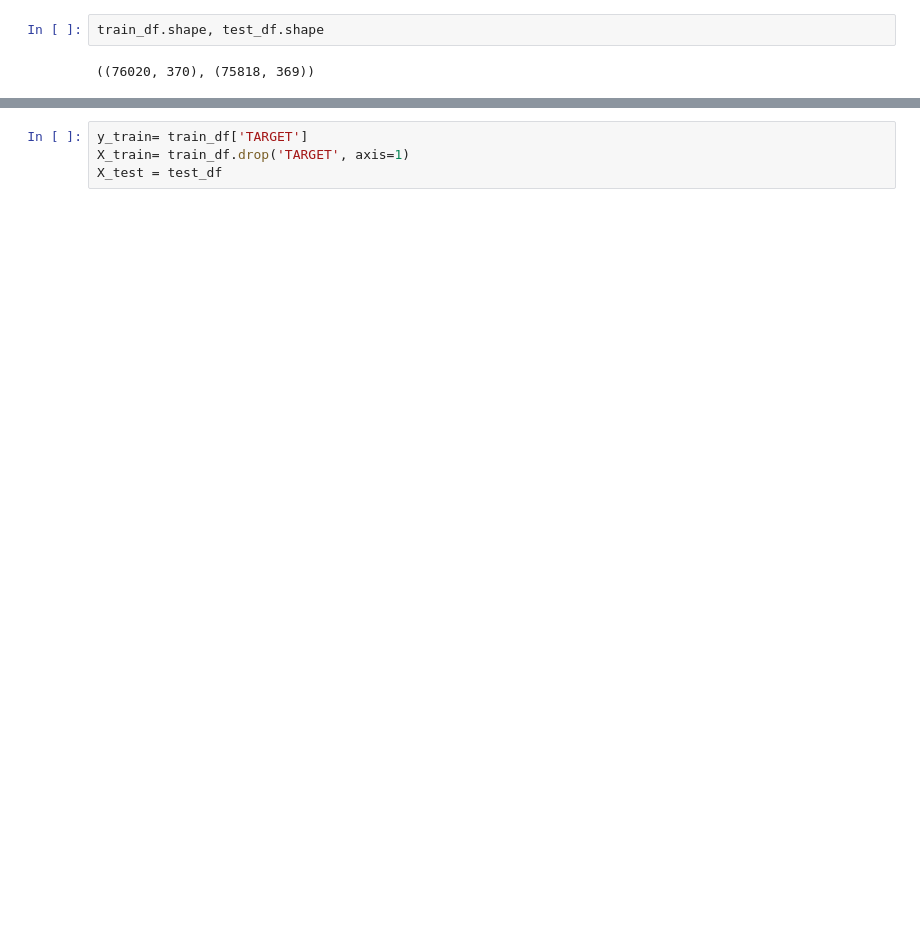
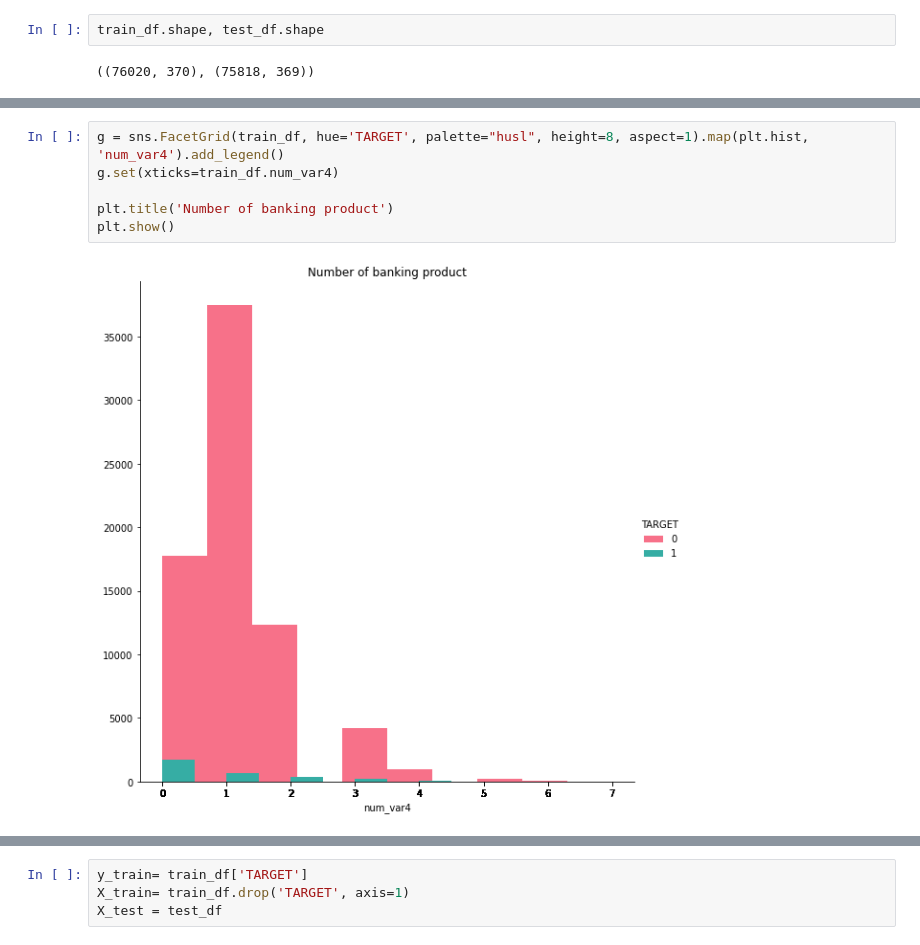
Before and after one commit to AIBootcamp19Team2/Santander, a Jupyter notebook: AI19_2조.ipynb, the cells around one changed output, grey strips where cells are left out. Cells and saved outputs as stored; diff of their text form; blank space fills up the shorter version.

```diff
--- a/AI19_2조.ipynb
+++ b/AI19_2조.ipynb
@@ -44,0 +228,8 @@ test_df.drop(['ID'], axis=1, inplace= True)
+# %%
+g = sns.FacetGrid(train_df, hue='TARGET', palette="husl", height=8, aspect=1).map(plt.hist, 'num_var4').add_legend()
+g.set(xticks=train_df.num_var4)
+
+plt.title('Number of banking product')
+plt.show()
+# %% [output]
+[figure, added]
```
Also changed, not shown: parts of 115 cells of this notebook.
